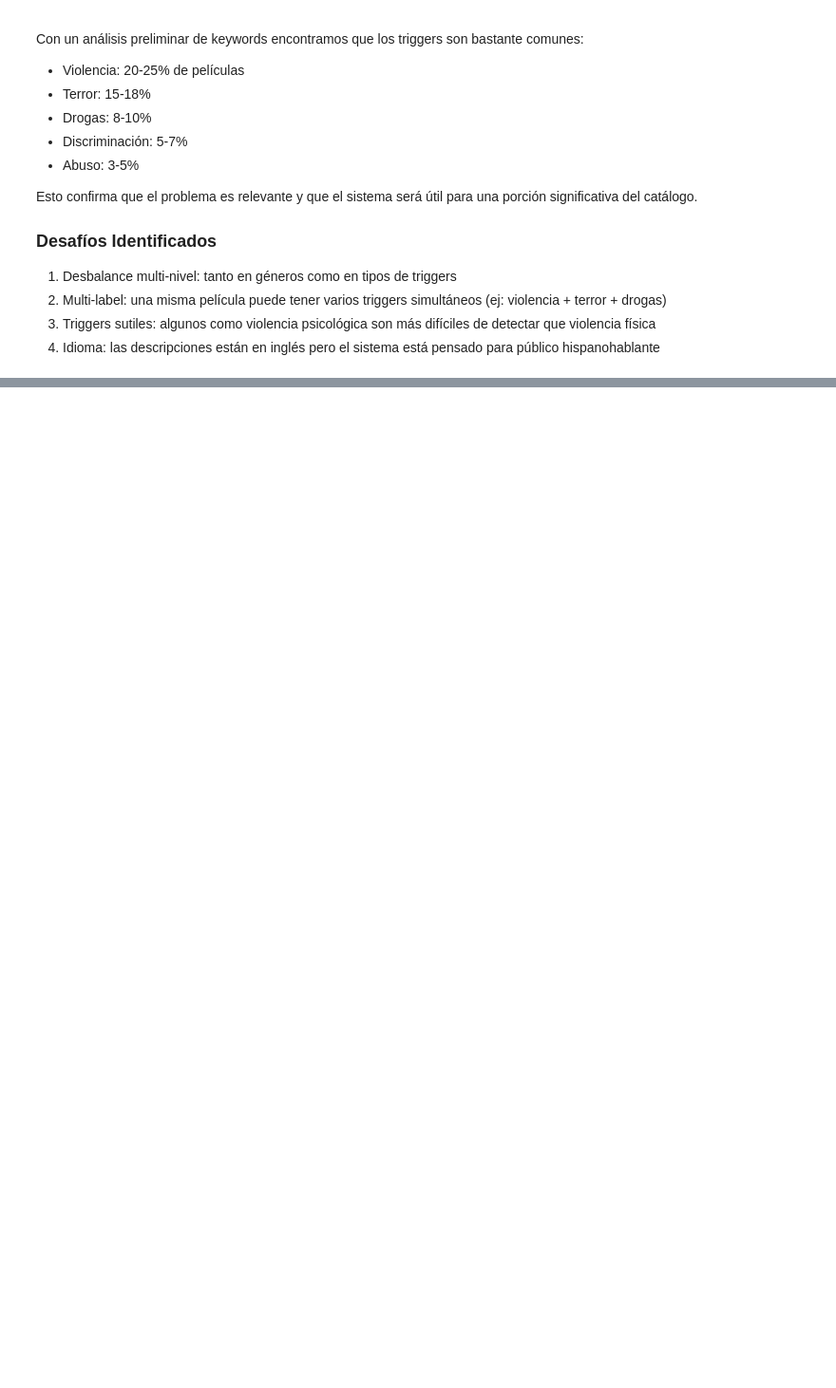
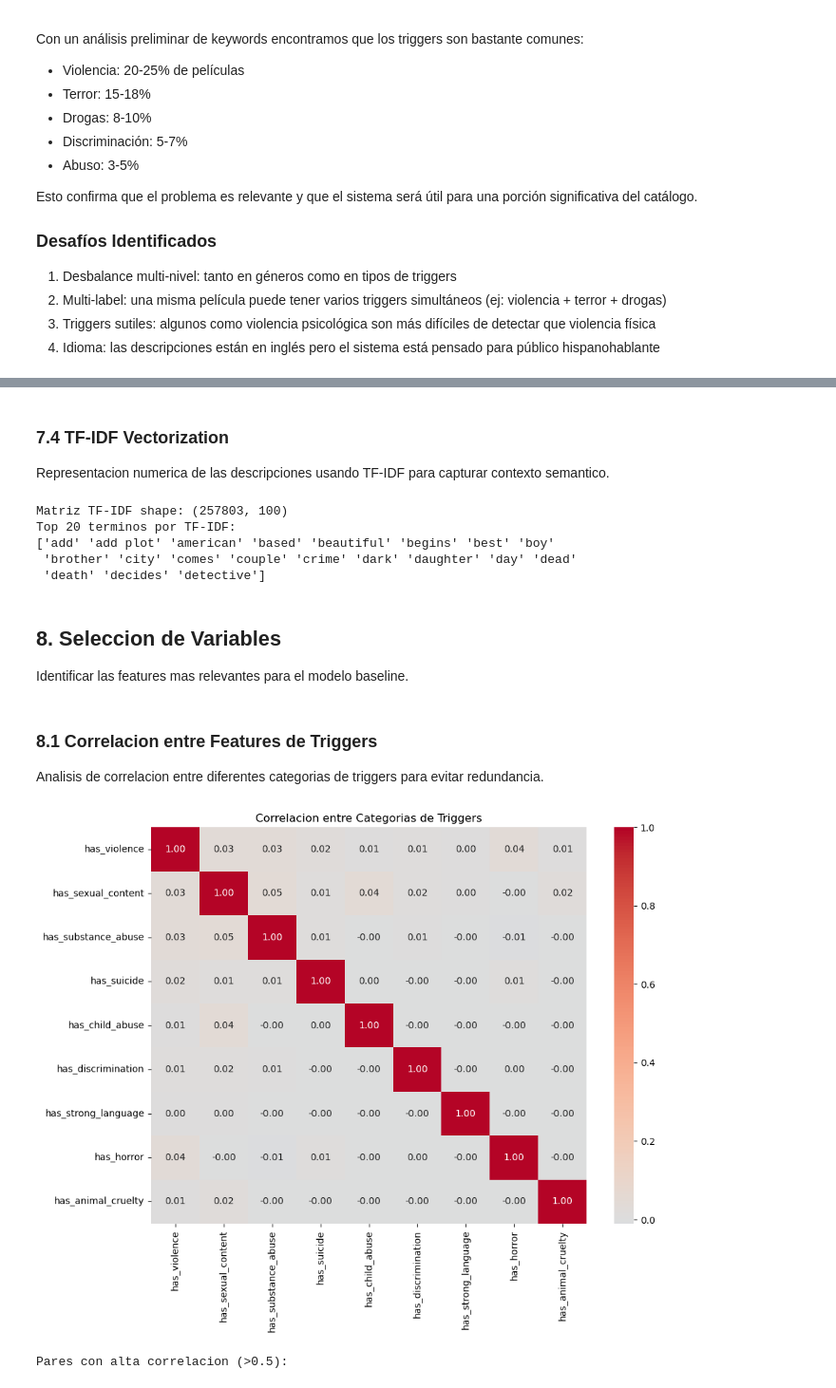
Before and after one commit to codebusters-MIAD/dsa-project-t1, a Jupyter notebook: notebooks/01_eda_fuentes.ipynb, the cells around one changed output, grey strips where cells are left out. Shown at 95% size. Drawn from its saved outputs; the diff is of its cells as text; code cells hidden in the pictures; blank space fills up the shorter version.

```diff
--- a/notebooks/01_eda_fuentes.ipynb
+++ b/notebooks/01_eda_fuentes.ipynb
@@ -377,0 +416,21 @@ Esto confirma que el problema es relevante y que el sistema será útil para una
+# %%
+trigger_keywords_extended = {
+    'violence': ['violence', 'violent', 'kill', 'murder', 'death', 'blood', 'fight', 'war', 'weapon', 'gun'],
+    'sexual_content': ['sex', 'sexual', 'rape', 'assault', 'abuse', 'seduce', 'affair', 'prostitut'],
+    'substance_abuse': ['drug', 'cocaine', 'heroin', 'addiction', 'alcohol', 'drunk', 'overdose', 'addict'],
+    'suicide': ['suicide', 'suicidal', 'kill himself', 'kill herself', 'depression', 'self-harm'],
+    'child_abuse': ['child abuse', 'pedophil', 'molest', 'underage', 'minor victim'],
+    'discrimination': ['racism', 'racist', 'discrimination', 'prejudice', 'hate crime', 'sexism'],
+    'strong_language': ['profanity', 'vulgar', 'explicit language', 'offensive'],
+    'horror': ['horror', 'terror', 'scary', 'frightening', 'nightmare', 'haunted', 'ghost'],
+    'animal_cruelty': ['animal cruelty', 'animal abuse', 'torture animal', 'kill animal']
+}
+
+for category, keywords in trigger_keywords_extended.items():
+    pattern = '|'.join(keywords)
+    df_clean[f'has_{category}'] = df_clean['description_clean'].str.contains(pattern, case=False, na=False).astype(int)
+
+trigger_cols = [f'has_{cat}' for cat in trigger_keywords_extended.keys()]
+print(f"Features de triggers creadas: {len(trigger_cols)}")
+print(f"\nPrimeras filas:")
+df_clean[trigger_cols].head(10)
@@ -377,0 +456,7 @@ Esto confirma que el problema es relevante y que el sistema será útil para una
+# %%
+genre_dummies = pd.get_dummies(df_clean['genre'], prefix='genre')
+df_features = pd.concat([df_clean, genre_dummies], axis=1)
+
+print(f"Features de genero creadas: {len(genre_dummies.columns)}")
+print(f"\nGeneros codificados:")
+print(genre_dummies.columns.tolist()[:10])
@@ -377,0 +468,52 @@ Esto confirma que el problema es relevante y que el sistema será útil para una
+# %% [markdown]
+### 7.4 TF-IDF Vectorization
+
+Representacion numerica de las descripciones usando TF-IDF para capturar contexto semantico.
+# %%
+from sklearn.feature_extraction.text import TfidfVectorizer
+
+tfidf = TfidfVectorizer(
+    max_features=100,
+    ngram_range=(1, 2),
+    min_df=5,
+    max_df=0.8,
+    stop_words='english'
+)
+
+tfidf_matrix = tfidf.fit_transform(df_features['description_clean'])
+tfidf_feature_names = tfidf.get_feature_names_out()
+
+print(f"Matriz TF-IDF shape: {tfidf_matrix.shape}")
+print(f"Top 20 terminos por TF-IDF:")
+print(tfidf_feature_names[:20])
+# %% [output]
+Matriz TF-IDF shape: (257803, 100)
+Top 20 terminos por TF-IDF:
+['add' 'add plot' 'american' 'based' 'beautiful' 'begins' 'best' 'boy'
+ 'brother' 'city' 'comes' 'couple' 'crime' 'dark' 'daughter' 'day' 'dead'
+ 'death' 'decides' 'detective']
+# %% [markdown]
+## 8. Seleccion de Variables
+
+Identificar las features mas relevantes para el modelo baseline.
+# %% [markdown]
+### 8.1 Correlacion entre Features de Triggers
+
+Analisis de correlacion entre diferentes categorias de triggers para evitar redundancia.
+# %%
+correlation_matrix = df_features[trigger_cols].corr()
+
+plt.figure(figsize=(10, 8))
+sns.heatmap(correlation_matrix, annot=True, fmt='.2f', cmap='coolwarm', center=0)
+plt.title('Correlacion entre Categorias de Triggers')
+plt.tight_layout()
+plt.show()
+
+print("Pares con alta correlacion (>0.5):")
+for i in range(len(correlation_matrix.columns)):
+    for j in range(i+1, len(correlation_matrix.columns)):
+        if abs(correlation_matrix.iloc[i, j]) > 0.5:
+            print(f"{correlation_matrix.columns[i]} - {correlation_matrix.columns[j]}: {correlation_matrix.iloc[i, j]:.3f}")
+# %% [output]
+[figure, added]
+Pares con alta correlacion (>0.5):
```
Also changed, not shown: parts of 55 cells of this notebook, 51 other files.
